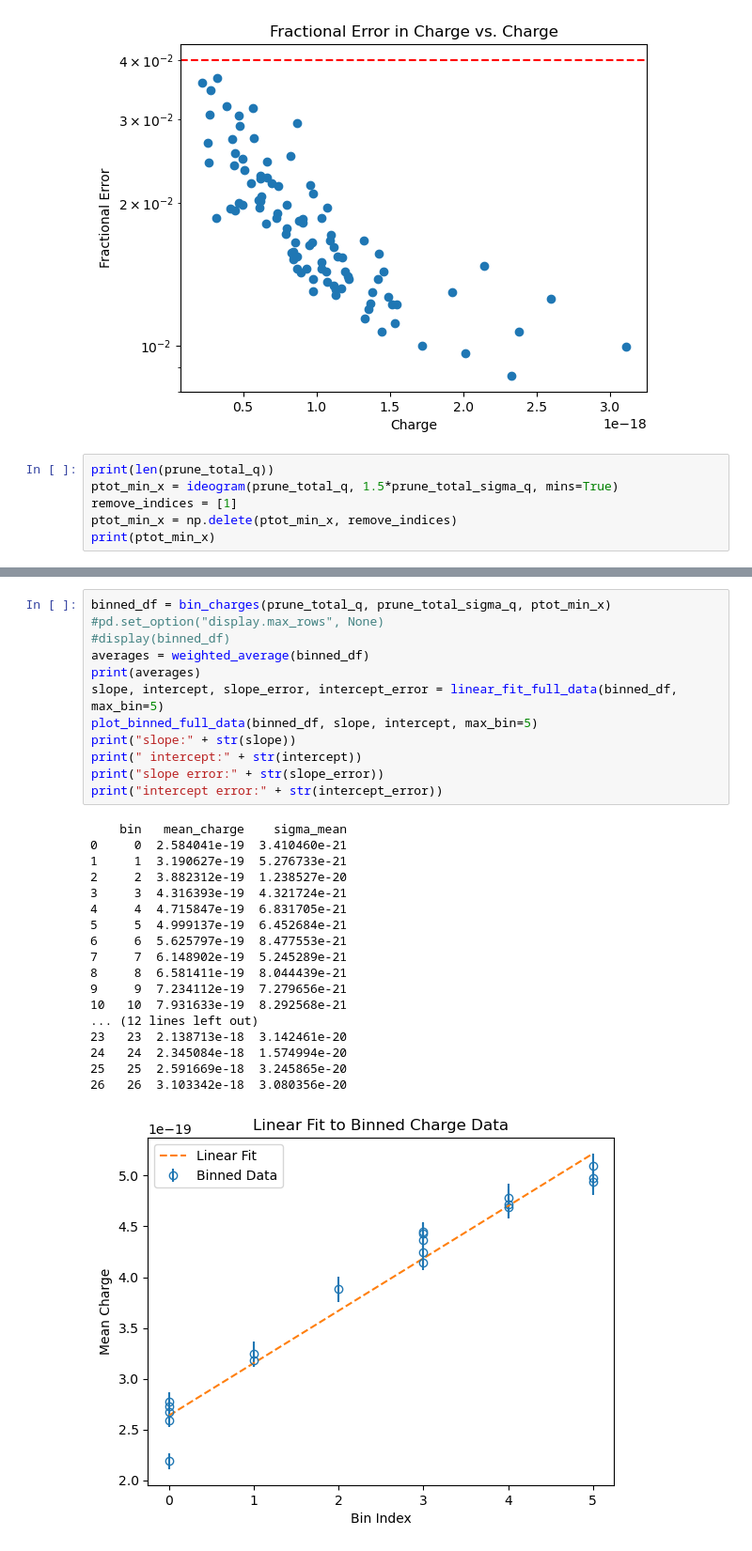
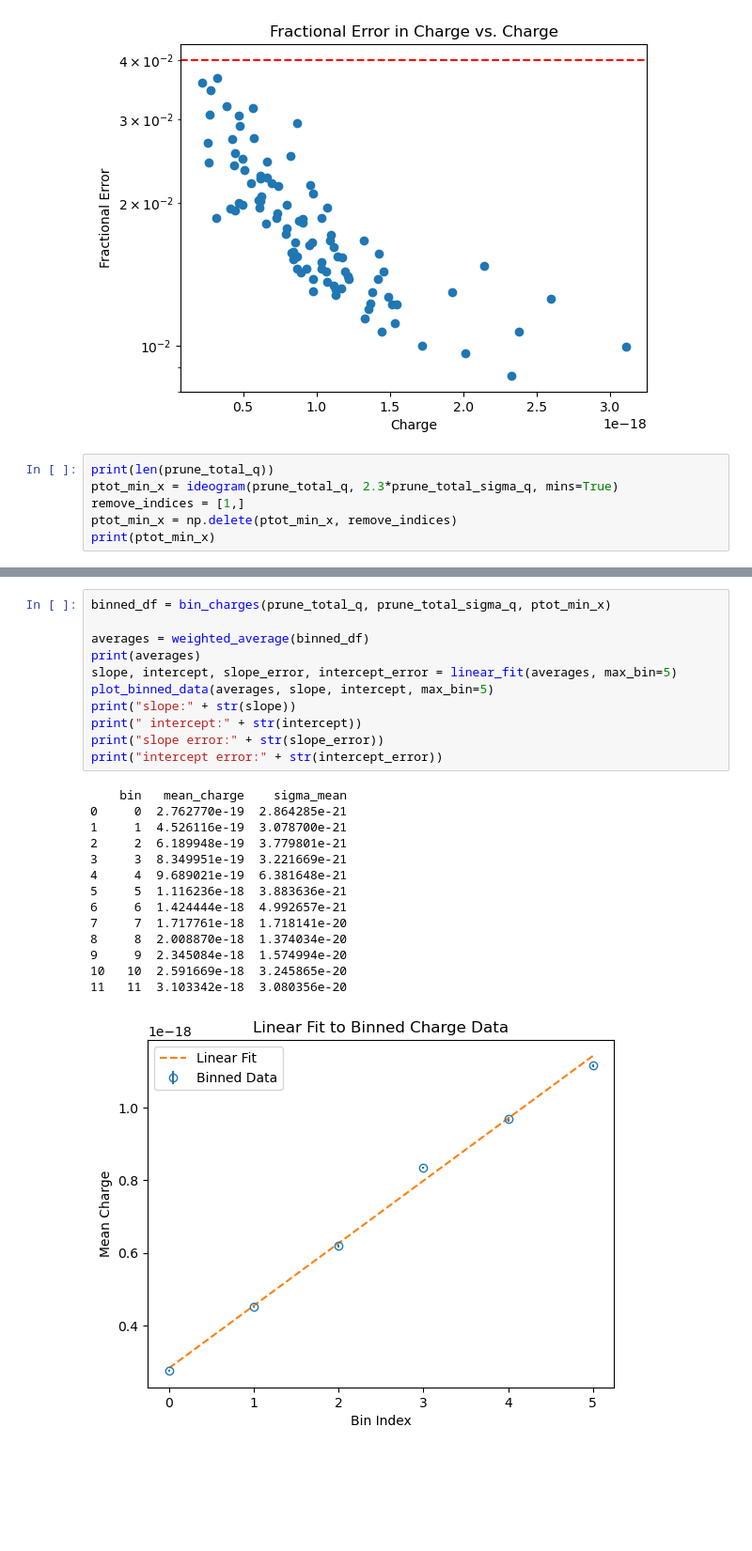
Before and after one commit to Steinburglar/advanced_exp, a Jupyter notebook: FAFO/TestLucas.ipynb, the cells around one changed output, grey strips where cells are left out. Shown at 94% size. Cells and saved outputs as stored; diff of their text form; blank space fills up the shorter version.

```diff
--- a/FAFO/TestLucas.ipynb
+++ b/FAFO/TestLucas.ipynb
@@ -187,8 +168,8 @@ plot_fractional_error(prune_total_q, prune_total_sigma_q, threshold=0.04)
 [figure]
 # %%
 print(len(prune_total_q))
-ptot_min_x = ideogram(prune_total_q, 1.5*prune_total_sigma_q, mins=True)
-remove_indices = [1]
+ptot_min_x = ideogram(prune_total_q, 2.3*prune_total_sigma_q, mins=True)
+remove_indices = [1,]
 ptot_min_x = np.delete(ptot_min_x, remove_indices)
 print(ptot_min_x)
 # %% [output]
@@ -202,31 +181,26 @@ print(ptot_min_x)
 # %%
 binned_df = bin_charges(prune_total_q, prune_total_sigma_q, ptot_min_x)
-#pd.set_option("display.max_rows", None)
-#display(binned_df)
+
 averages = weighted_average(binned_df)
 print(averages)
-slope, intercept, slope_error, intercept_error = linear_fit_full_data(binned_df, max_bin=5)
-plot_binned_full_data(binned_df, slope, intercept, max_bin=5)
+slope, intercept, slope_error, intercept_error = linear_fit(averages, max_bin=5)
+plot_binned_data(averages, slope, intercept, max_bin=5)
 print("slope:" + str(slope))
 print(" intercept:" + str(intercept))
 print("slope error:" + str(slope_error))
 print("intercept error:" + str(intercept_error))
 # %% [output]
     bin   mean_charge    sigma_mean
-0     0  2.584041e-19  3.410460e-21
-1     1  3.190627e-19  5.276733e-21
-2     2  3.882312e-19  1.238527e-20
-3     3  4.316393e-19  4.321724e-21
-4     4  4.715847e-19  6.831705e-21
-5     5  4.999137e-19  6.452684e-21
-6     6  5.625797e-19  8.477553e-21
-7     7  6.148902e-19  5.245289e-21
-8     8  6.581411e-19  8.044439e-21
-9     9  7.234112e-19  7.279656e-21
-10   10  7.931633e-19  8.292568e-21
-... (12 lines left out)
-23   23  2.138713e-18  3.142461e-20
-24   24  2.345084e-18  1.574994e-20
-25   25  2.591669e-18  3.245865e-20
-26   26  3.103342e-18  3.080356e-20
+0     0  2.762770e-19  2.864285e-21
+1     1  4.526116e-19  3.078700e-21
+2     2  6.189948e-19  3.779801e-21
+3     3  8.349951e-19  3.221669e-21
+4     4  9.689021e-19  6.381648e-21
+5     5  1.116236e-18  3.883636e-21
+6     6  1.424444e-18  4.992657e-21
+7     7  1.717761e-18  1.718141e-20
+8     8  2.008870e-18  1.374034e-20
+9     9  2.345084e-18  1.574994e-20
+10   10  2.591669e-18  3.245865e-20
+11   11  3.103342e-18  3.080356e-20
-[figure, old version]
+[figure, new version]
```
Also changed, not shown: parts of 6 cells of this notebook, 1 other file.
